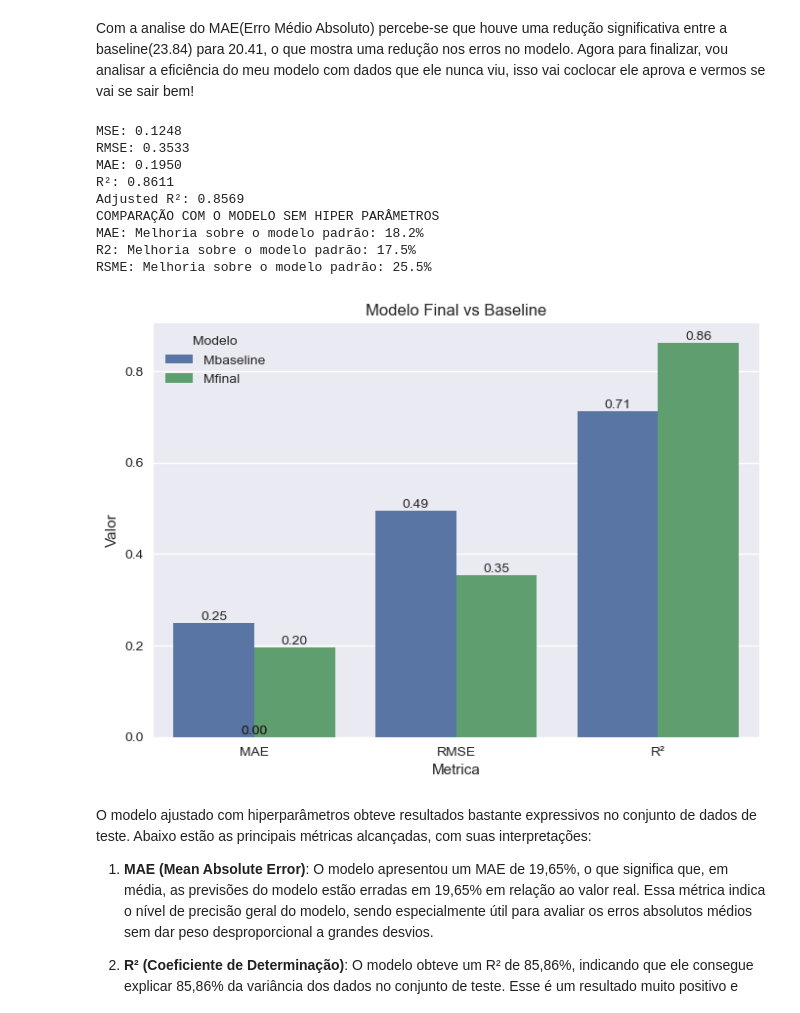
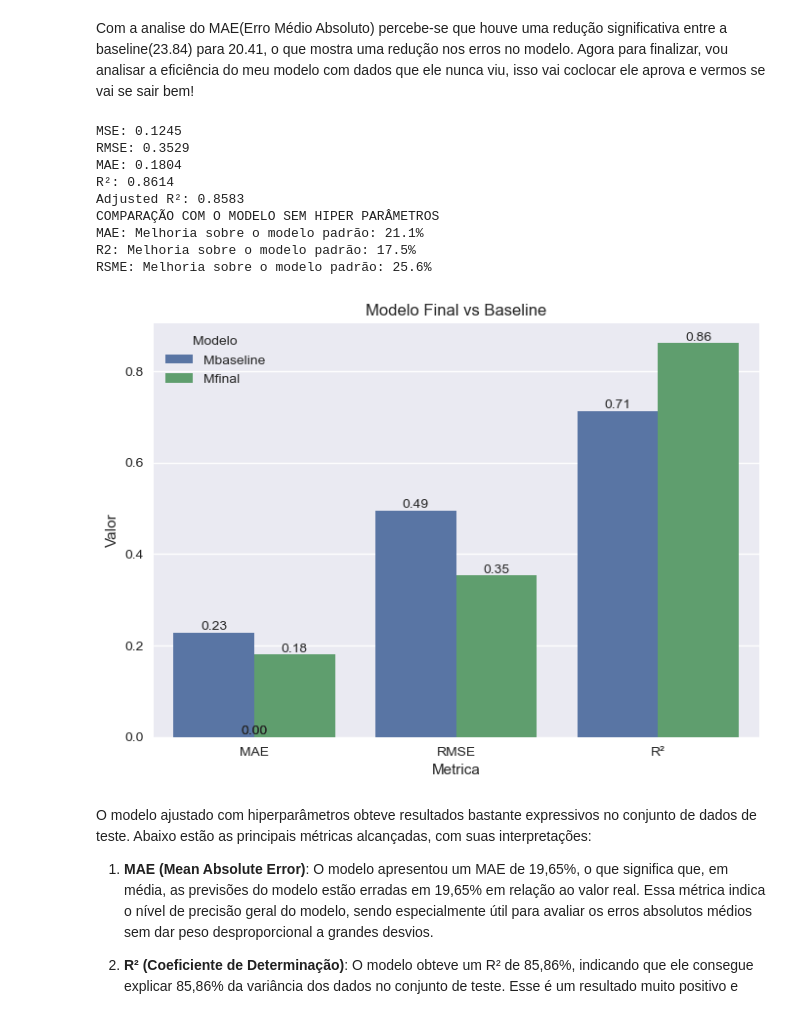
Before and after one commit to Riansito/Analise-de-Custos-de-Seguro-Saude-Modelagem-Preditiva, a Jupyter notebook: Notebooks/modeloPredição.ipynb, the cells around one changed output. Saved outputs shown, nothing was run; the diff lists cells and outputs as text; code cells hidden in the pictures.

Commit message:
Melhorando a avaliação final do modelo

```diff
--- a/Notebooks/modeloPredição.ipynb
+++ b/Notebooks/modeloPredição.ipynb
@@ -175,31 +247,31 @@ for k, v in resultados.items():
 
 # Comparação com baseline
 print("COMPARAÇÃO COM O MODELO SEM HIPER PARÂMETROS")
-print(f"MAE: Melhoria sobre o modelo padrão: {(0.2384 - maeTest)/0.2384*100:.1f}%")
+print(f"MAE: Melhoria sobre o modelo padrão: {(0.2286 - maeTest)/0.2286*100:.1f}%")
 print(f"R2: Melhoria sobre o modelo padrão: {(r2Test - 0.7332)/0.7332*100:.1f}%")
 print(f"RSME: Melhoria sobre o modelo padrão: {(0.4745 - rsmeTest)/0.4745*100:.1f}%")
 # %% [output]
-MSE: 0.1248
-RMSE: 0.3533
-MAE: 0.1950
-R²: 0.8611
-Adjusted R²: 0.8569
+MSE: 0.1245
+RMSE: 0.3529
+MAE: 0.1804
+R²: 0.8614
+Adjusted R²: 0.8583
 COMPARAÇÃO COM O MODELO SEM HIPER PARÂMETROS
-MAE: Melhoria sobre o modelo padrão: 18.2%
+MAE: Melhoria sobre o modelo padrão: 21.1%
 R2: Melhoria sobre o modelo padrão: 17.5%
-RSME: Melhoria sobre o modelo padrão: 25.5%
+RSME: Melhoria sobre o modelo padrão: 25.6%
 # %%
 # Criar DataFrame com os dados
 
 df_valores = pd.DataFrame({
-    'Valores': [0.2484, 0.4945, 0.7132, 0.1950, 0.3533, 0.8611],
+    'Valores': [0.2284, 0.4945, 0.7132, 0.1801, 0.3529, 0.8614],
     'Metrica': ['MAE', 'RMSE', 'R²', 'MAE', 'RMSE', 'R²'],
     'Modelo' : ['Mbaseline', 'Mbaseline', 'Mbaseline', 'Mfinal', 'Mfinal', 'Mfinal']
 },)
 
 avalicao.diferencaModeloFinalBL(df_valores)
 # %% [output]
-[figure, old version]
+[figure, new version]
 # %% [markdown]
 O modelo ajustado com hiperparâmetros obteve resultados bastante expressivos no conjunto de dados de teste. Abaixo estão as principais métricas alcançadas, com suas interpretações:
 
```
Also changed, not shown: parts of 13 cells of this notebook, 3 other files.
